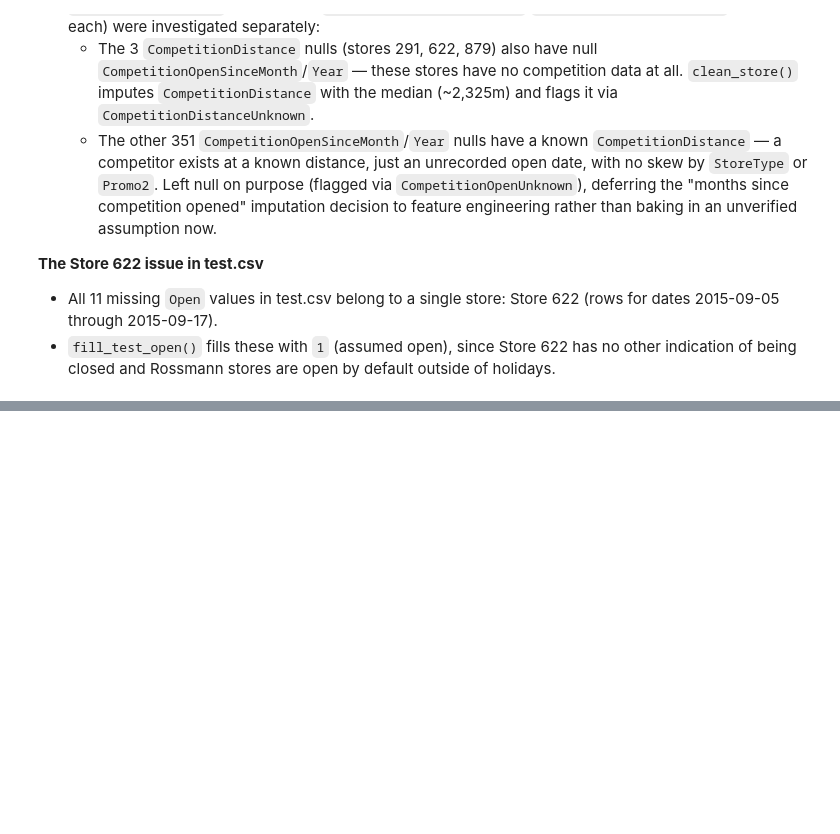
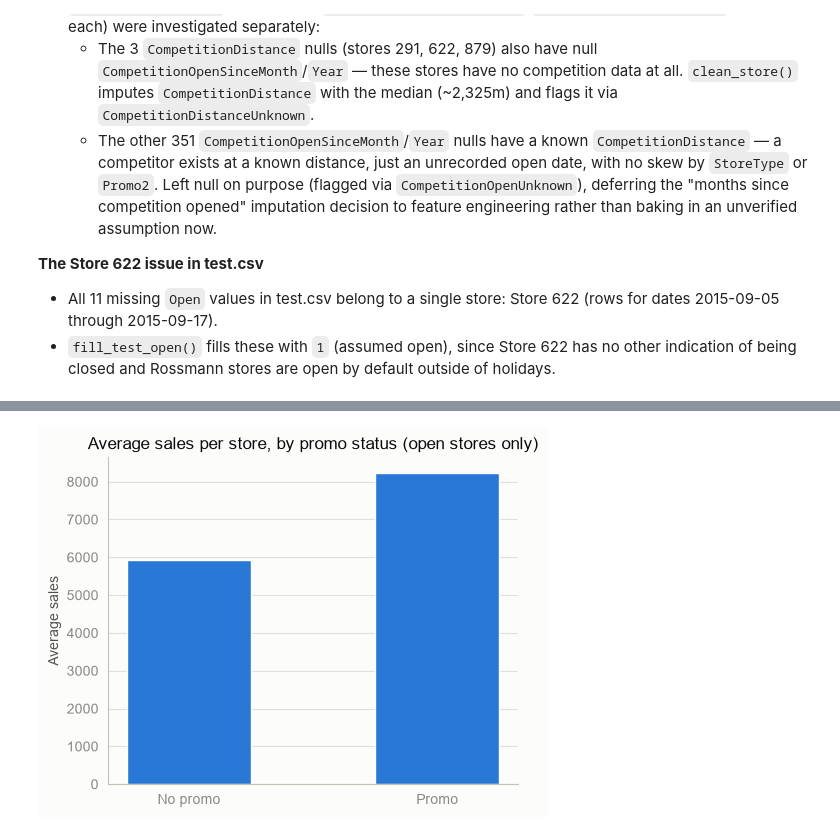
Before and after one commit to india-ehrhardt/rossman-sales-forecasting, a Jupyter notebook: notebooks/01_eda.ipynb, the cells around one changed output, grey strips where cells are left out. Cells and saved outputs as stored; diff of their text form; code cells hidden in the pictures; blank space fills up the shorter version.

```diff
--- a/notebooks/01_eda.ipynb
+++ b/notebooks/01_eda.ipynb
@@ -67,0 +138,14 @@ test_clean.head()
+# %%
+promo_sales = open_sales.groupby("Promo")["Sales"].mean().rename(index={0: "No promo", 1: "Promo"})
+
+fig, ax = plt.subplots(figsize=(5, 4))
+ax.bar(promo_sales.index, promo_sales.values, color=BLUE, width=0.5)
+ax.set_title("Average sales per store, by promo status (open stores only)")
+ax.set_ylabel("Average sales")
+ax.grid(axis="y", linewidth=0.8)
+ax.set_axisbelow(True)
+sns.despine(ax=ax)
+plt.tight_layout()
+plt.show()
+# %% [output]
+[figure, added]
```
Also changed, not shown: parts of 11 cells of this notebook.
